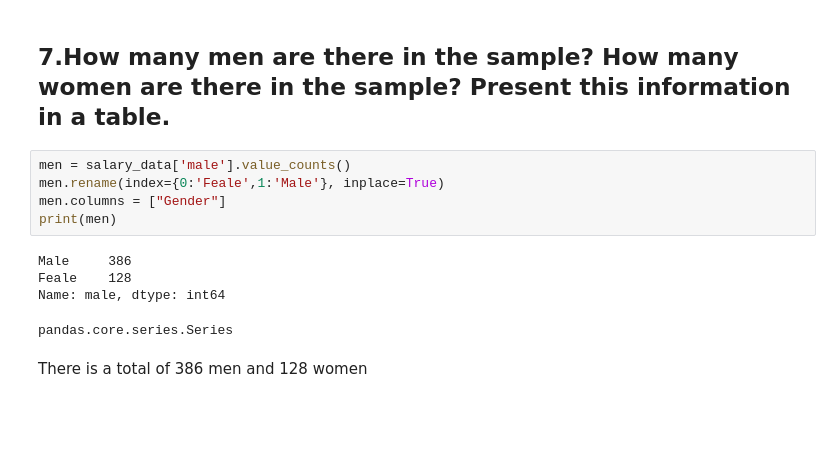
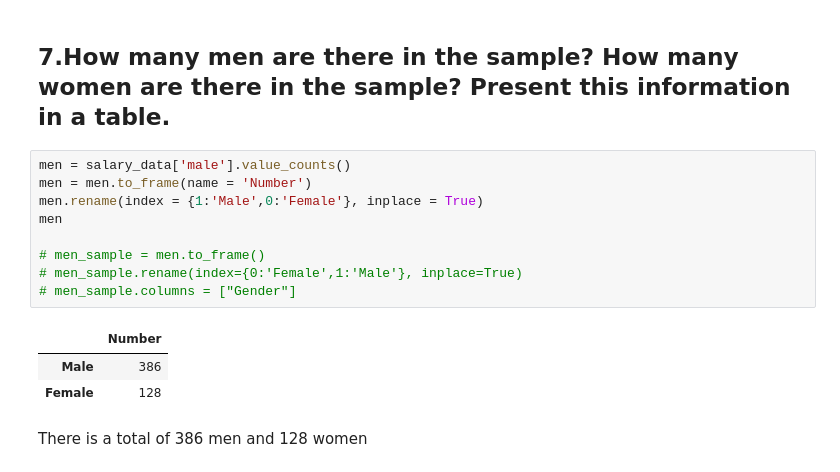
Before and after one commit to PhumlaniKubeka/StatisticalThinking, a Jupyter notebook: StatisticalThinking.ipynb, the cells around one changed output. Saved outputs shown, nothing was run; the diff lists cells and outputs as text; blank space fills up the shorter version.

```diff
--- a/StatisticalThinking.ipynb
+++ b/StatisticalThinking.ipynb
@@ -86,14 +86,17 @@ The interquartile range is Q3 - Q1, which is 20345, this describes the middle 50
 ## 7.How many men are there in the sample? How many women are there in the sample? Present this information in a table.
 # %%
 men = salary_data['male'].value_counts()
-men.rename(index={0:'Feale',1:'Male'}, inplace=True)
-men.columns = ["Gender"]
-print(men)
+men = men.to_frame(name = 'Number')
+men.rename(index = {1:'Male',0:'Female'}, inplace = True)
+men
+
+# men_sample = men.to_frame()
+# men_sample.rename(index={0:'Female',1:'Male'}, inplace=True)
+# men_sample.columns = ["Gender"]
 # %% [output]
-Male     386
-Feale    128
-Name: male, dtype: int64
-pandas.core.series.Series
+|  | Number |
+| Male | 386 |
+| Female | 128 |
 # %% [markdown]
 There is a total of 386 men and 128 women
 # %% [markdown]
```
Also changed, not shown: parts of 18 cells of this notebook.
